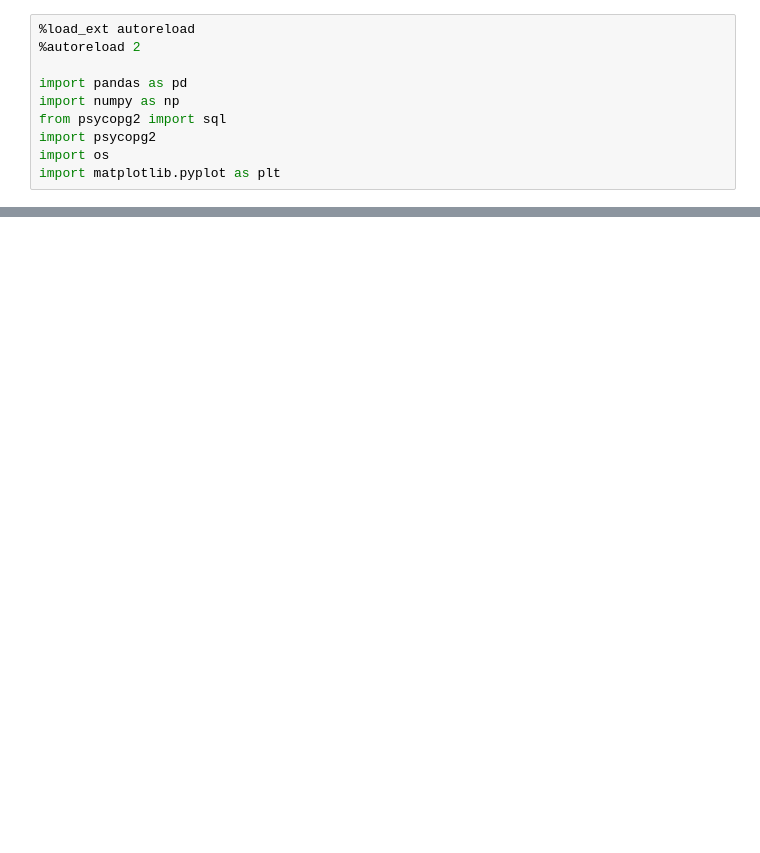
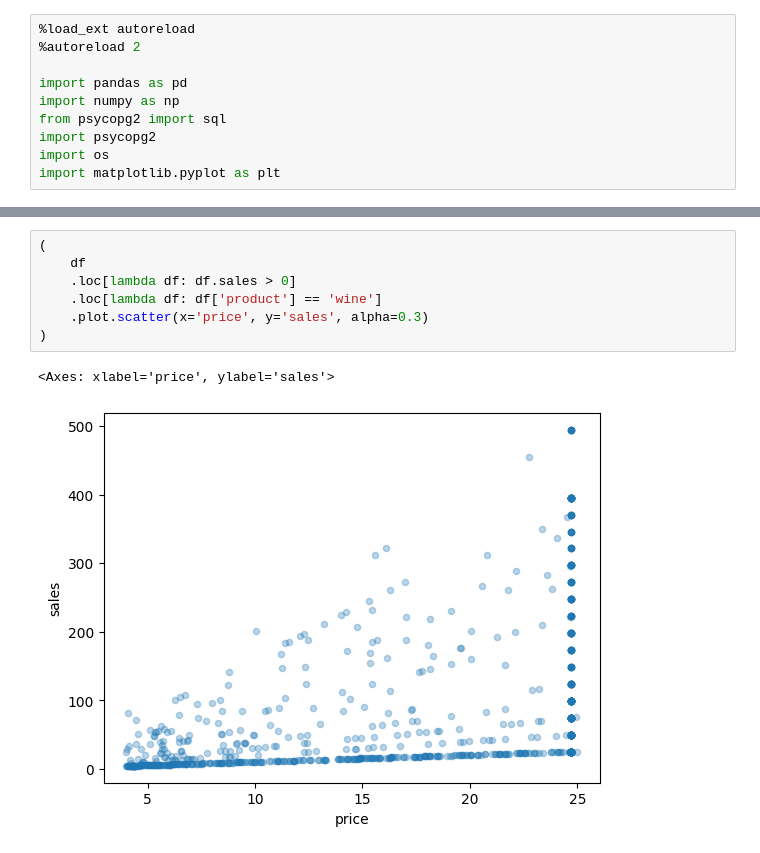
Before and after one commit to attiamani98/praice, a Jupyter notebook: fastapi/eda.ipynb, the cells around one changed output, grey strips where cells are left out. Saved outputs shown, nothing was run; the diff lists cells and outputs as text; blank space fills up the shorter version.

```diff
--- a/fastapi/eda.ipynb
+++ b/fastapi/eda.ipynb
@@ -96,0 +29,10 @@ plot_total_sales(df)
+# %%
+(
+    df
+    .loc[lambda df: df.sales > 0]
+    .loc[lambda df: df['product'] == 'wine']
+    .plot.scatter(x='price', y='sales', alpha=0.3)
+)
+# %% [output]
+<Axes: xlabel='price', ylabel='sales'>
+[figure, added]
```
Also changed, not shown: parts of 5 cells of this notebook, 2 other files.
